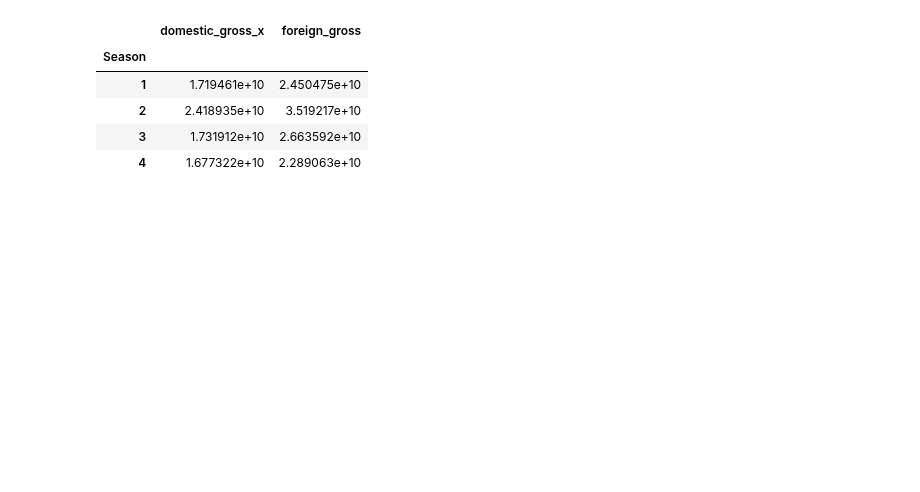
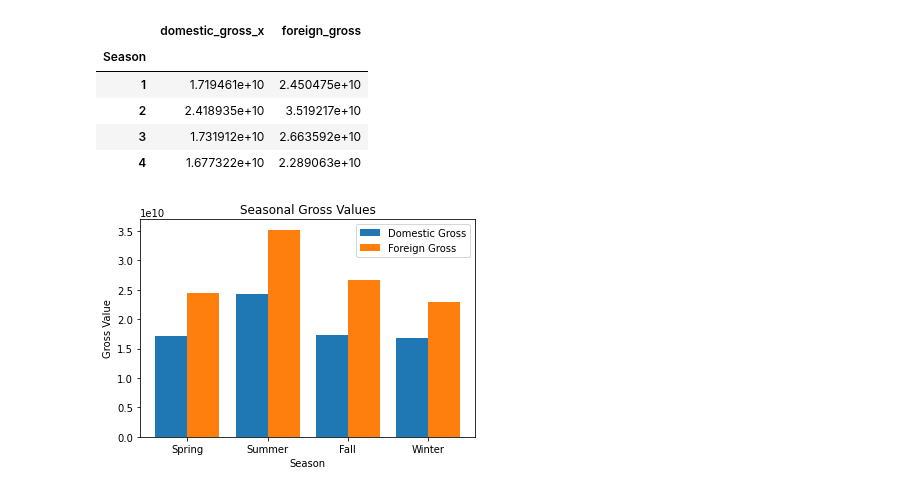
Before and after one commit to cLineman/CapStoneProject, a Jupyter notebook: Alex_Donahue.ipynb, the cells around one changed output. Drawn from its saved outputs; the diff is of its cells as text; code cells hidden in the pictures; blank space fills up the shorter version.

Commit message:
Plotted seasonal gross values-vizualization

```diff
--- a/Alex_Donahue.ipynb
+++ b/Alex_Donahue.ipynb
@@ -803,3 +803,22 @@ holder
 | 2 | 2.418935e+10 | 3.519217e+10 |
 | 3 | 1.731912e+10 | 2.663592e+10 |
 | 4 | 1.677322e+10 | 2.289063e+10 |
+# %%
+w=0.4
+x = ['Spring', 'Summer', 'Fall', 'Winter']
+domestic_gross_x = [1.719461e+10, 2.418935e+10, 1.731912e+10, 1.677322e+10]
+foreign_gross = [2.450475e+10, 3.519217e+10, 2.663592e+10, 2.289063e+10]
+
+bar1 = np.arange(len(x))
+bar2 = [i+w for i in bar1]
+
+plt.bar(bar1,domestic_gross_x,w,label='Domestic Gross')
+plt.bar(bar2,foreign_gross,w,label='Foreign Gross')
+plt.title('Seasonal Gross Values')
+plt.xticks(bar1+w/2,x)
+plt.xlabel('Season')
+plt.ylabel('Gross Value')
+plt.legend()
+plt.show()
+# %% [output]
+[figure, added]
```
Also changed, not shown: parts of 8 cells of this notebook.
